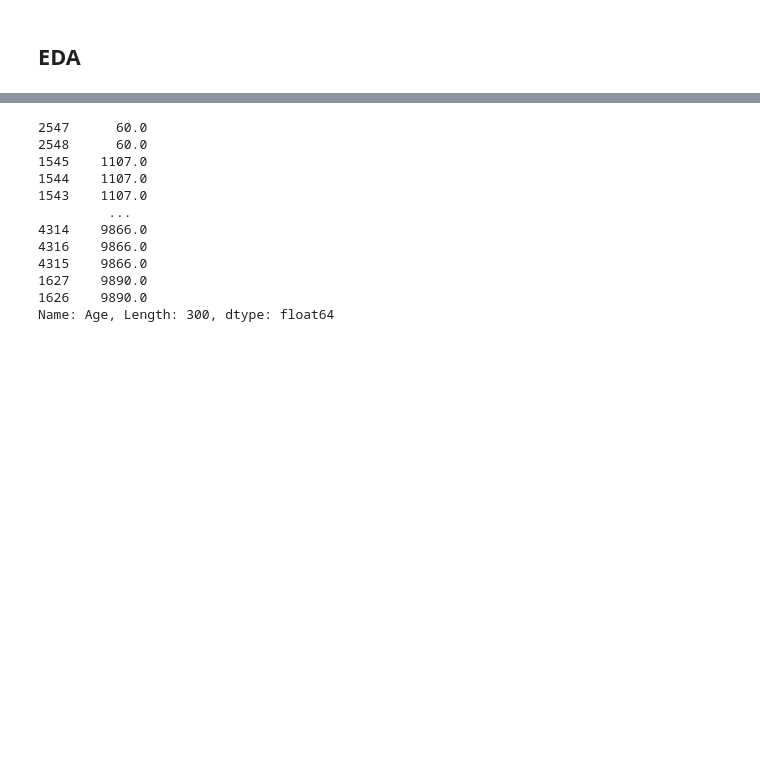
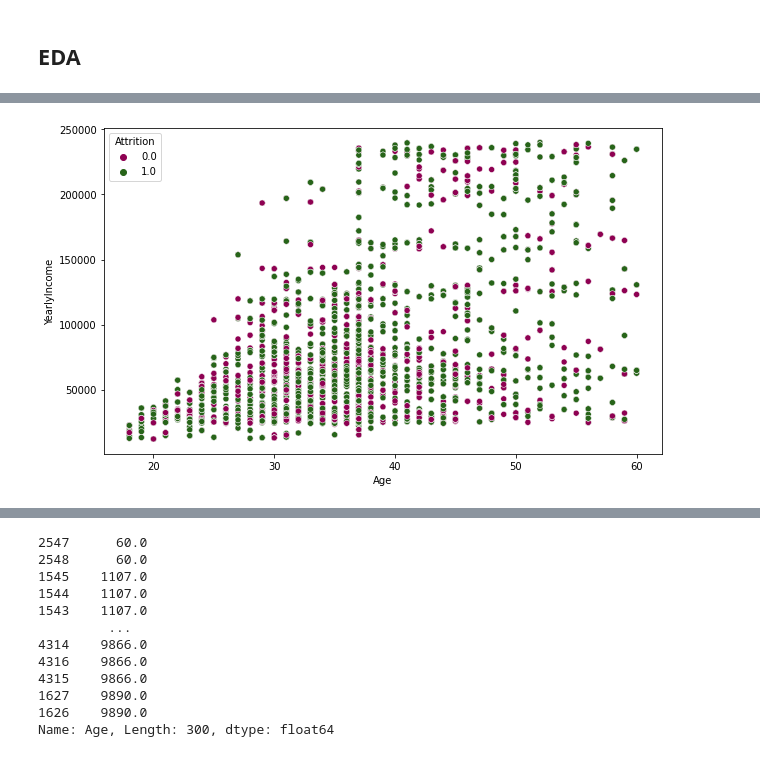
Before and after one commit to tomasduricek/SDA_project_2_classification, a Jupyter notebook: classification.ipynb, the cells around one changed output, grey strips where cells are left out. Saved outputs shown, nothing was run; the diff lists cells and outputs as text; code cells hidden in the pictures; blank space fills up the shorter version.

```diff
--- a/classification.ipynb
+++ b/classification.ipynb
@@ -62,0 +108,6 @@ df
+# %%
+plt.figure(figsize=(10, 6))
+sns.scatterplot(df['Age'], df['YearlyIncome'], hue=df['Attrition'], palette=palletes[32])
+plt.show()
+# %% [output]
+[figure, added]
```
Also changed, not shown: parts of 38 cells of this notebook.
